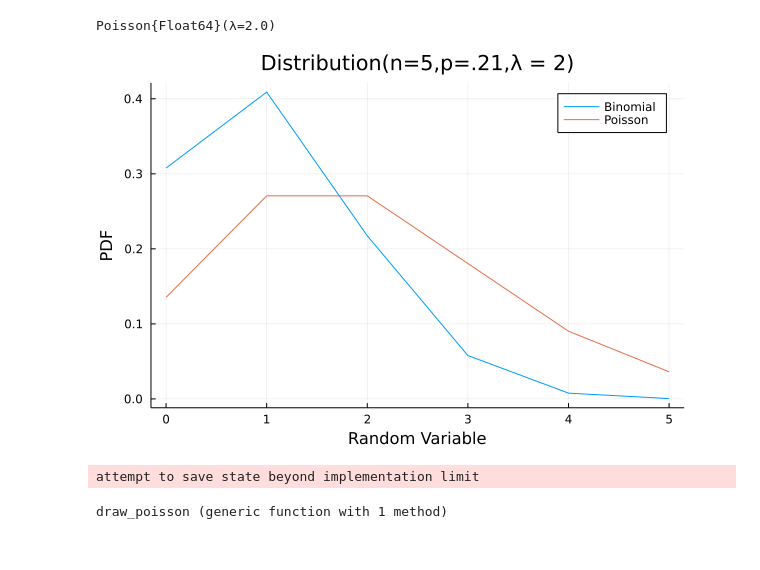
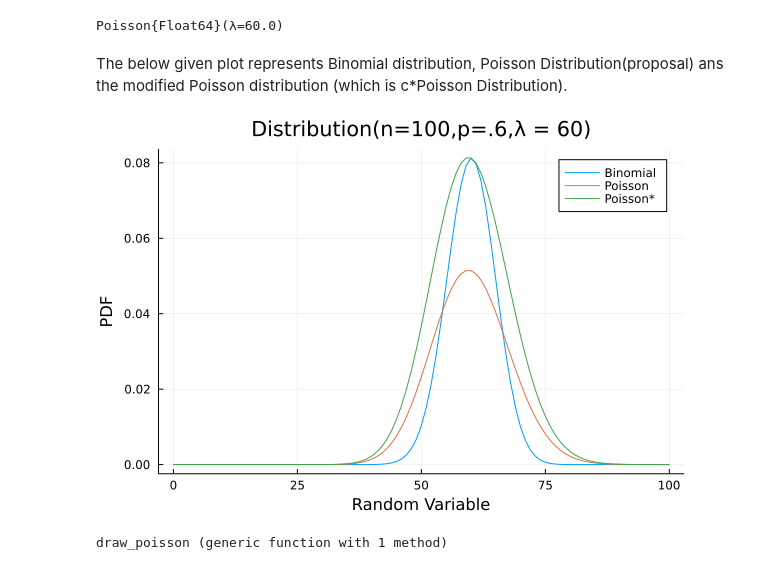
Before and after one commit to AbhishekPardhi/Markov-Chain-Monte-Carlo, a Jupyter notebook: Assignment1/Q2.ipynb, the cells around one changed output. Cells and saved outputs as stored; diff of their text form; code cells hidden in the pictures.

```diff
--- a/Assignment1/Q2.ipynb
+++ b/Assignment1/Q2.ipynb
@@ -3,21 +8,26 @@ Discrete Accept Reject Sampler to simulate draws from Binomial(n, p) using a Poi
 # %%
 using Distributions
-n = 5
-p = .21
+n = 100
+p = .6
 X = Binomial(n, p)
 
-λ = 2
+λ = 60
 Y = Poisson(λ)
 # %% [output]
-Poisson{Float64}(λ=2.0)
+Poisson{Float64}(λ=60.0)
+# %% [markdown]
+The below given plot represents Binomial distribution, Poisson Distribution(proposal) ans the modified Poisson distribution (which is c*Poisson Distribution).
 # %%
 rep = n
 binom = [pdf(X,i) for i in 0:n]
 poiss = [pdf(Y,i) for i in 0:n]
-plot(0:n, [binom, poiss], title = "Distribution(n=5,p=.21,λ = 2)", xlabel = "Random Variable", ylabel = "PDF", label = ["Binomial" "Poisson"])
+all_c = [pdf(X,i)/pdf(Y,i) for i in 0:n]
+c = maximum(all_c, dims = 1)[1] + 0.001
+new_poiss = c * poiss
+plot(0:n, [binom, poiss, new_poiss], title = "Distribution(n=100,p=.6,λ = 60)", xlabel = "Random Variable", ylabel = "PDF", label = ["Binomial" "Poisson" "Poisson*"])
+# savefig("plot2_1.pdf")
 # %% [output]
-[figure, old version]
+[figure, new version]
-attempt to save state beyond implementation limit
 # %%
 function draw_poisson(λ)
     U = rand(Float64)
```
Also changed, not shown: parts of 4 cells of this notebook, 3 other files.
